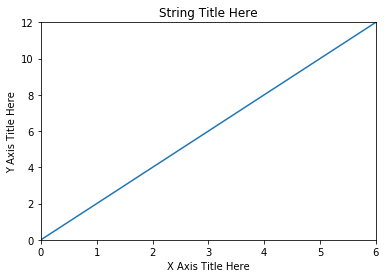
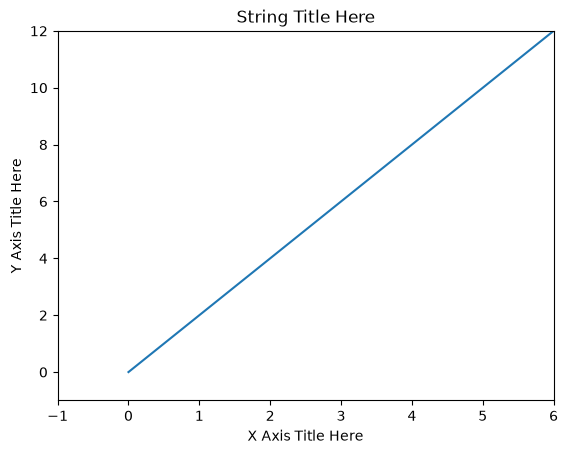
The change to this notebook cell's code, shown as a diff; its figure went from the first image to the second:
--- before
+++ after
@@ -3,5 +3,5 @@
 plt.ylabel('Y Axis Title Here')
 plt.title('String Title Here')
-plt.xlim(0,6) # Lower Limit, Upper Limit
-plt.ylim(0,12) # Lower Limit, Upper Limit
-plt.show() # Required for non-jupyter users , but also removes Out[] info
+plt.xlim(-1,6) # Lower Limit, Upper Limit
+plt.ylim(-1,12) # Lower Limit, Upper Limit
+plt.show() # Required for non-jupyter users , but also removes Out[] info#show一定要在最后做

Commit: study